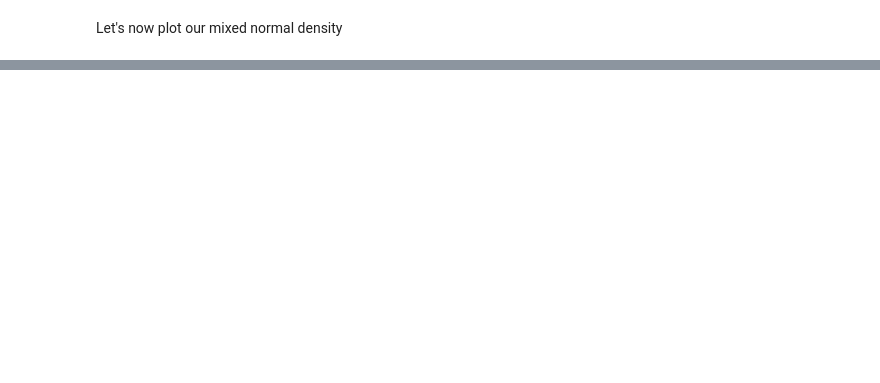
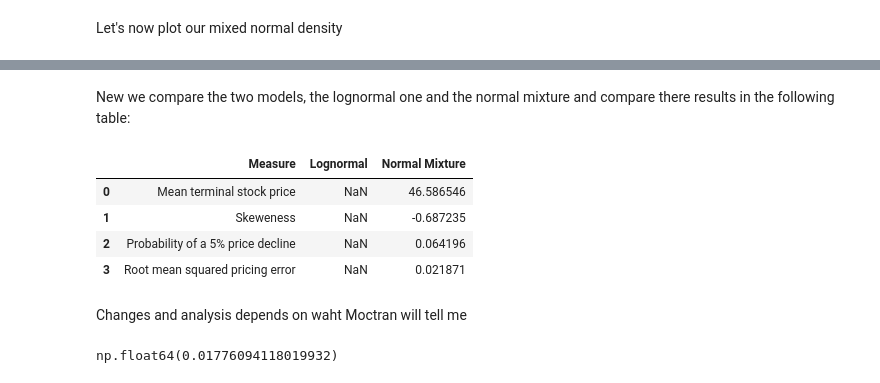
Before and after one commit to moctran/MiniProject5, a Jupyter notebook: VZ_Part3_NormalMixture.ipynb, the cells around one changed output, grey strips where cells are left out. Drawn from its saved outputs; the diff is of its cells as text; code cells hidden in the pictures; blank space fills up the shorter version.

```diff
--- a/VZ_Part3_NormalMixture.ipynb
+++ b/VZ_Part3_NormalMixture.ipynb
@@ -232,0 +271,59 @@ plt.show()
+# %% [markdown]
+New we compare the two models, the lognormal one and the normal mixture and compare there results in the following table:
+# %%
+# table report
+
+
+# Mean
+mean_mix = w * mu1 + (1 - w) * mu2
+
+# Variance and standard deviation
+var_mix = (
+    w * (s1**2 + (mu1 - mean_mix)**2)
+    + (1-w) * (s2**2 + (mu2 - mean_mix)**2)
+)
+
+std_mix = np.sqrt(var_mix)
+
+# Third central moment
+m3 = (
+    w * ((mu1 - mean_mix)**3
+         + 3 * (mu1 - mean_mix) * sigma_T1**2)
+    + (1-w) * ((mu2 - mean_mix)**3
+               + 3 * (mu2 - mean_mix) * sigma_T2**2)
+)
+
+skew_mix = m3 / std_mix**3
+
+# Probability of a 5% decline
+threshold = 0.95 * S_0
+
+prob_decline_mix = (
+    w * norm.cdf(threshold, loc=mu1, scale=sigma_T1)
+    + (1-w) * norm.cdf(threshold, loc=mu2, scale=sigma_T2)
+)
+
+# RMSE
+rmse_mix = np.sqrt(np.mean((C_model - C_obs)**2))
+
+columns = ['Measure', 'Lognormal', 'Normal Mixture']
+measure = ['Mean terminal stock price', 'Skeweness', 'Probability of a 5% price decline', 'Root mean squared pricing error ']
+
+data_mix = [mean_mix, skew_mix, prob_decline_mix, rmse_mix]
+table_report = pd.DataFrame(columns = columns, index = list(range(len(measure))))
+table_report['Measure'] = measure
+table_report['Normal Mixture'] = data_mix
+
+table_report
+# %% [output]
+|  | Measure | Lognormal | Normal Mixture |
+| 0 | Mean terminal stock price | NaN | 46.586546 |
+| 1 | Skeweness | NaN | -0.687235 |
+| 2 | Probability of a 5% price decline | NaN | 0.064196 |
+| 3 | Root mean squared pricing error | NaN | 0.021871 |
+# %% [markdown]
+Changes and analysis depends on waht Moctran will tell me
+# %%
+w
+# %% [output]
+np.float64(0.01776094118019932)
```
Also changed, not shown: parts of 6 cells of this notebook, 8 other files.
